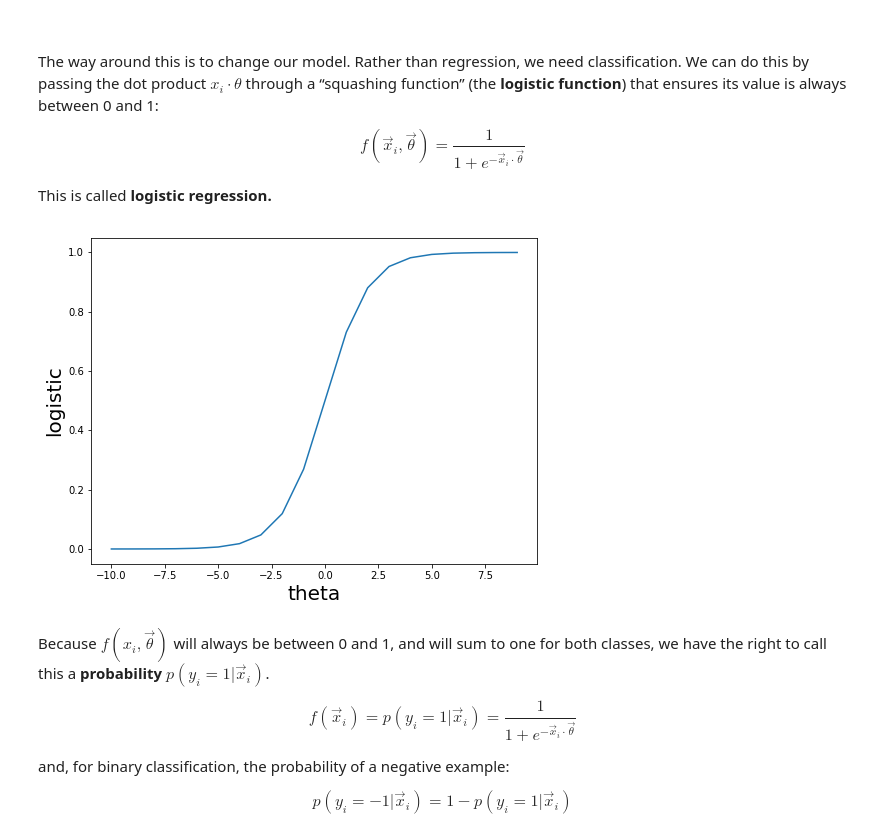
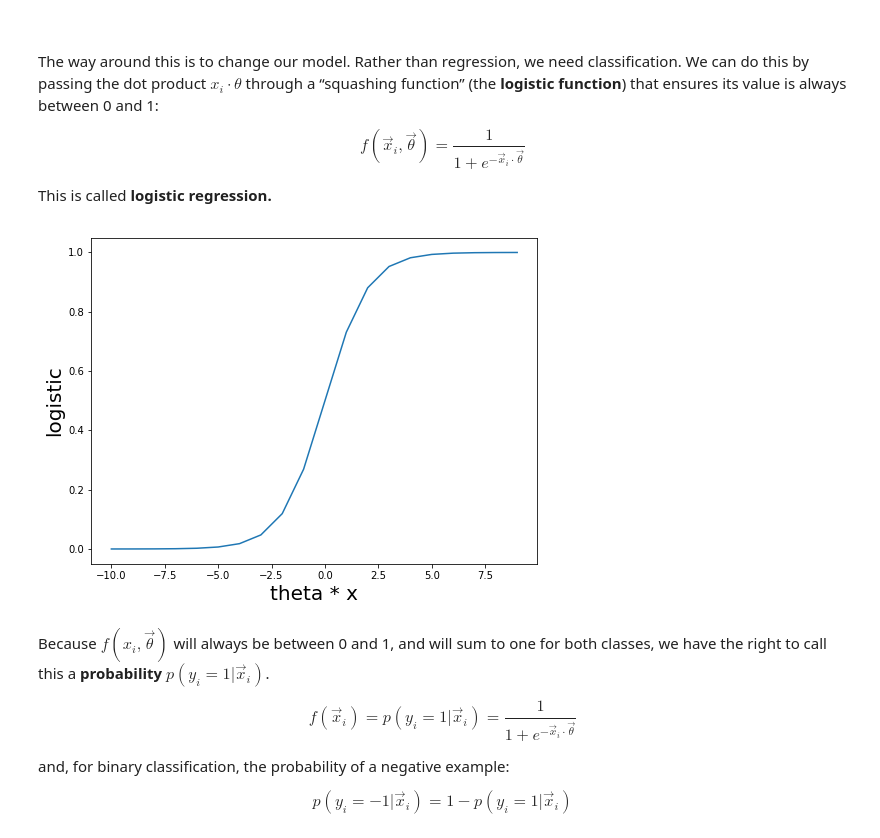
Before and after one commit to iit-cs579/main, a Jupyter notebook: lec/l14/L14.ipynb, the cells around one changed output. Drawn from its saved outputs; the diff is of its cells as text; code cells hidden in the pictures.

```diff
--- a/lec/l14/L14.ipynb
+++ b/lec/l14/L14.ipynb
@@ -359,17 +359,17 @@ This is called **logistic regression.**
 # %%
 from math import exp
 def logistic(x, theta):
     return 1 / (1 + exp(-f(x, theta)))
 
 x = npa([1])
 
 plt.figure(figsize=(8,6))
 plt.plot(range(-10, 10), [logistic(x, theta) for theta in range(-10, 10)])
-plt.xlabel('theta', size=20)
+plt.xlabel('theta * x', size=20)
 plt.ylabel('logistic', size=20)
 plt.show()
 # %% [output]
-[figure, old version]
+[figure, new version]
 # %% [markdown]
 Because $f(x_i, \vec{\theta})$ will always be between 0 and 1, and will sum to one for both classes, we have the right to call this a <span>**probability**</span> $p(y_i=1|\vec{x}_i)$.
 
```
Also changed, not shown: parts of 1 cell of this notebook.
